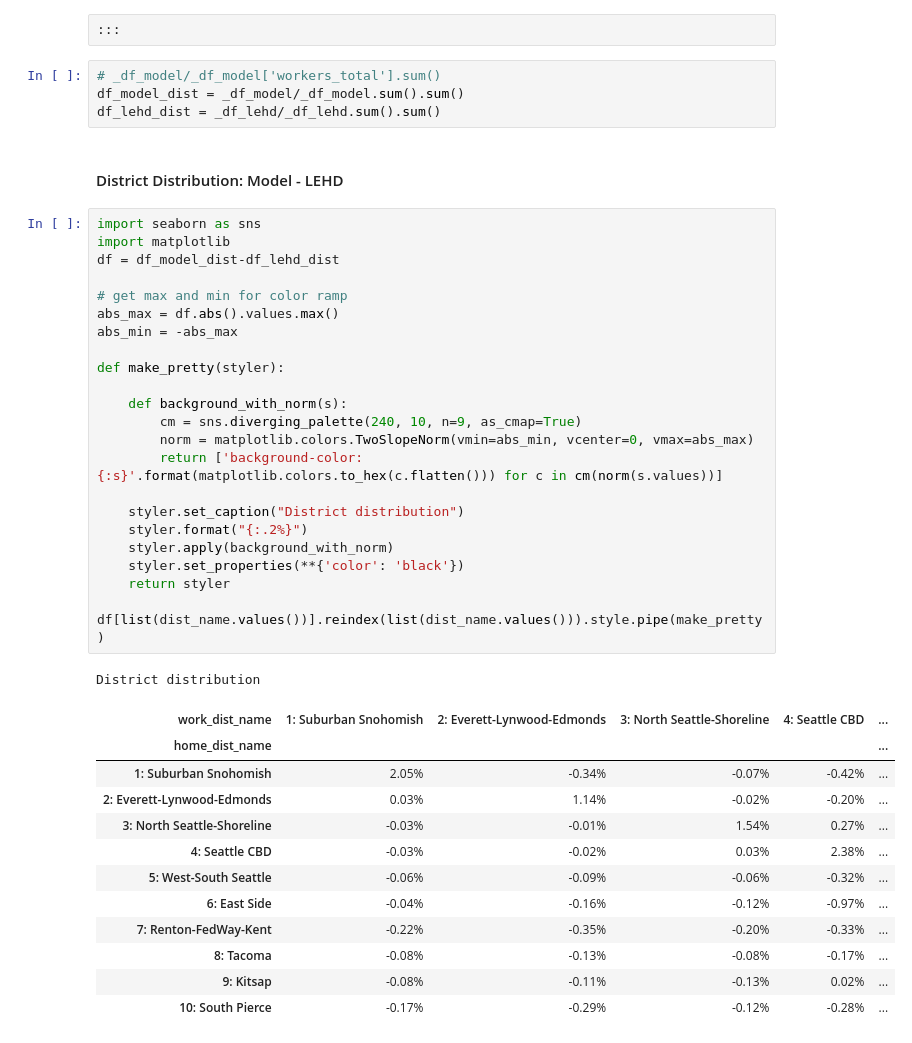
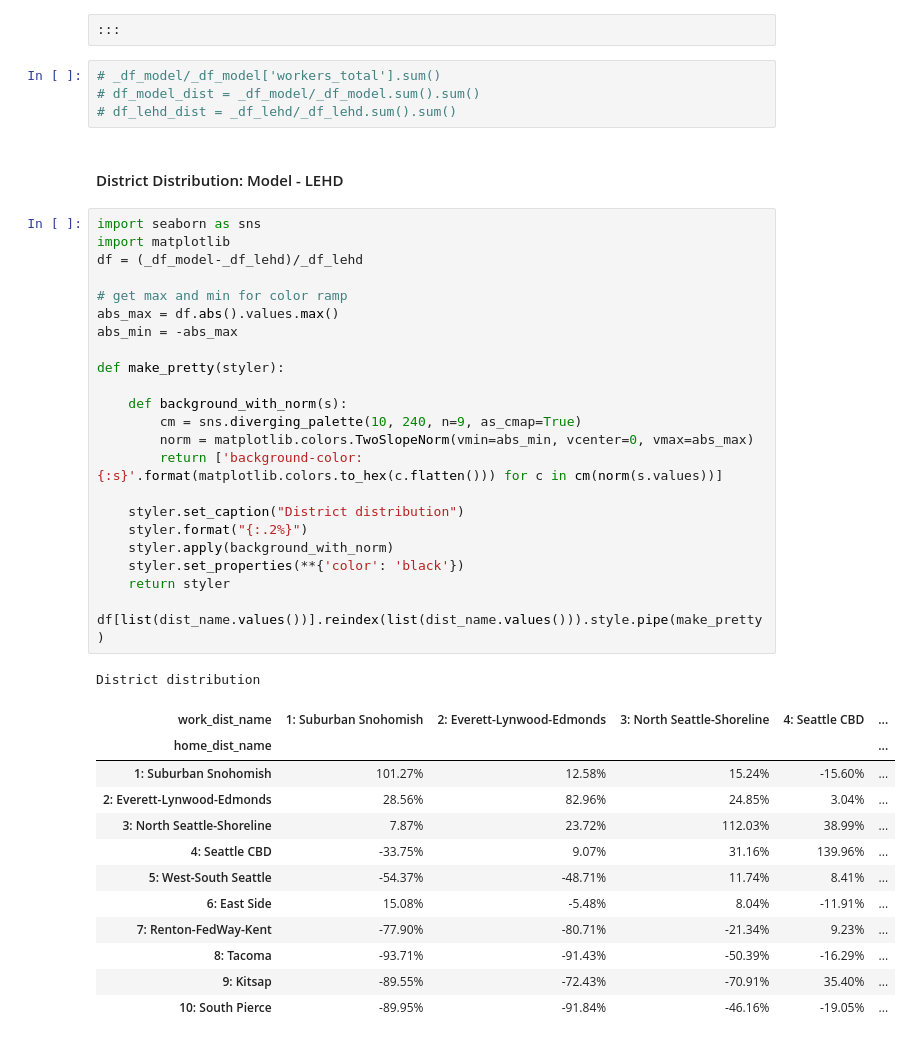
Before and after one commit to psrc/soundcast, a Jupyter notebook: scripts/summarize/validation/validation_scripts/work_location.ipynb, the cells around one changed output. Saved outputs shown, nothing was run; the diff lists cells and outputs as text.

Commit message:
updated OD worker flow table to be more useful

```diff
--- a/scripts/summarize/validation/validation_scripts/work_location.ipynb
+++ b/scripts/summarize/validation/validation_scripts/work_location.ipynb
@@ -395,44 +395,44 @@ fig.show()
 :::
 # %%
 # _df_model/_df_model['workers_total'].sum()
-df_model_dist = _df_model/_df_model.sum().sum()
-df_lehd_dist = _df_lehd/_df_lehd.sum().sum()
+# df_model_dist = _df_model/_df_model.sum().sum()
+# df_lehd_dist = _df_lehd/_df_lehd.sum().sum()
 # %% [markdown]
 #### District Distribution: Model - LEHD
 # %%
 import seaborn as sns
 import matplotlib
-df = df_model_dist-df_lehd_dist
+df = (_df_model-_df_lehd)/_df_lehd
 
 # get max and min for color ramp
 abs_max = df.abs().values.max()
 abs_min = -abs_max
 
 def make_pretty(styler):
 
     def background_with_norm(s):
-        cm = sns.diverging_palette(240, 10, n=9, as_cmap=True)
+        cm = sns.diverging_palette(10, 240, n=9, as_cmap=True)
         norm = matplotlib.colors.TwoSlopeNorm(vmin=abs_min, vcenter=0, vmax=abs_max)
         return ['background-color: {:s}'.format(matplotlib.colors.to_hex(c.flatten())) for c in cm(norm(s.values))]
 
     styler.set_caption("District distribution")
     styler.format("{:.2%}")
     styler.apply(background_with_norm)
     styler.set_properties(**{'color': 'black'})
     return styler
 
 df[list(dist_name.values())].reindex(list(dist_name.values())).style.pipe(make_pretty)
 # %% [output]
 District distribution
 | work_dist_name | 1: Suburban Snohomish | 2: Everett-Lynwood-Edmonds | 3: North Seattle-Shoreline | 4: Seattle CBD | ... |
 | home_dist_name |  |  |  |  | ... |
-| 1: Suburban Snohomish | 2.05% | -0.34% | -0.07% | -0.42% | ... |
-| 2: Everett-Lynwood-Edmonds | 0.03% | 1.14% | -0.02% | -0.20% | ... |
-| 3: North Seattle-Shoreline | -0.03% | -0.01% | 1.54% | 0.27% | ... |
-| 4: Seattle CBD | -0.03% | -0.02% | 0.03% | 2.38% | ... |
-| 5: West-South Seattle | -0.06% | -0.09% | -0.06% | -0.32% | ... |
-| 6: East Side | -0.04% | -0.16% | -0.12% | -0.97% | ... |
-| 7: Renton-FedWay-Kent | -0.22% | -0.35% | -0.20% | -0.33% | ... |
-| 8: Tacoma | -0.08% | -0.13% | -0.08% | -0.17% | ... |
-| 9: Kitsap | -0.08% | -0.11% | -0.13% | 0.02% | ... |
-| 10: South Pierce | -0.17% | -0.29% | -0.12% | -0.28% | ... |
+| 1: Suburban Snohomish | 101.27% | 12.58% | 15.24% | -15.60% | ... |
+| 2: Everett-Lynwood-Edmonds | 28.56% | 82.96% | 24.85% | 3.04% | ... |
+| 3: North Seattle-Shoreline | 7.87% | 23.72% | 112.03% | 38.99% | ... |
+| 4: Seattle CBD | -33.75% | 9.07% | 31.16% | 139.96% | ... |
+| 5: West-South Seattle | -54.37% | -48.71% | 11.74% | 8.41% | ... |
+| 6: East Side | 15.08% | -5.48% | 8.04% | -11.91% | ... |
+| 7: Renton-FedWay-Kent | -77.90% | -80.71% | -21.34% | 9.23% | ... |
+| 8: Tacoma | -93.71% | -91.43% | -50.39% | -16.29% | ... |
+| 9: Kitsap | -89.55% | -72.43% | -70.91% | 35.40% | ... |
+| 10: South Pierce | -89.95% | -91.84% | -46.16% | -19.05% | ... |
```
Also changed, not shown: parts of 1 cell of this notebook.
